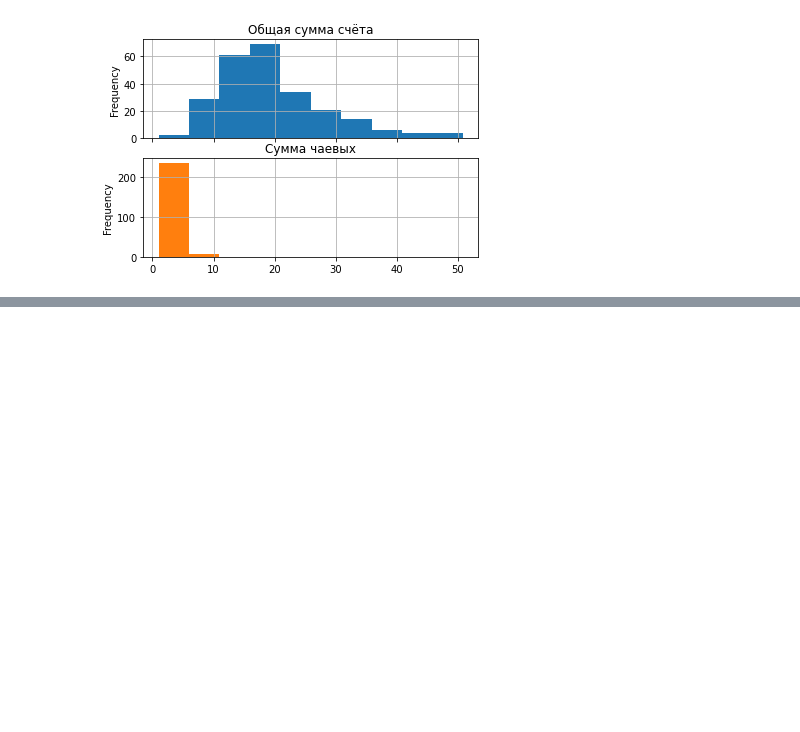
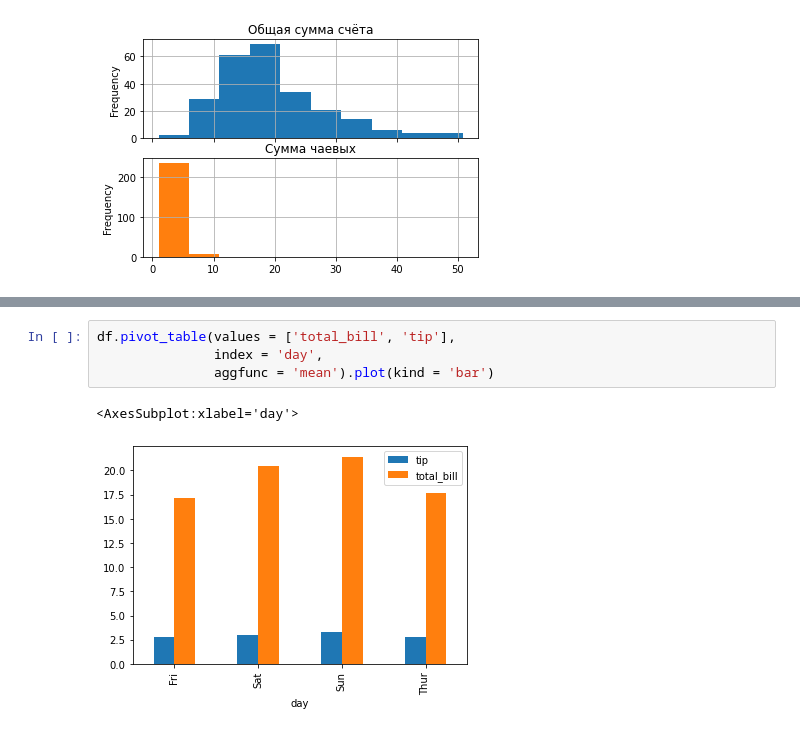
Before and after one commit to Tannheuser/Skillfactory, a Jupyter notebook: module_2/python_10/pandas_plot.ipynb, the cells around one changed output, grey strips where cells are left out. Saved outputs shown, nothing was run; the diff lists cells and outputs as text; blank space fills up the shorter version.

```diff
--- a/module_2/python_10.ipynb
+++ b/module_2/python_10/pandas_plot.ipynb
@@ -53,0 +63,7 @@ array([<AxesSubplot:title={'center':'Общая сумма счёта'}, ylabel=
+# %%
+df.pivot_table(values = ['total_bill', 'tip'],
+               index = 'day',
+               aggfunc = 'mean').plot(kind = 'bar')
+# %% [output]
+<AxesSubplot:xlabel='day'>
+[figure, added]
```
Also changed, not shown: parts of 3 cells of this notebook, 5 other files.
